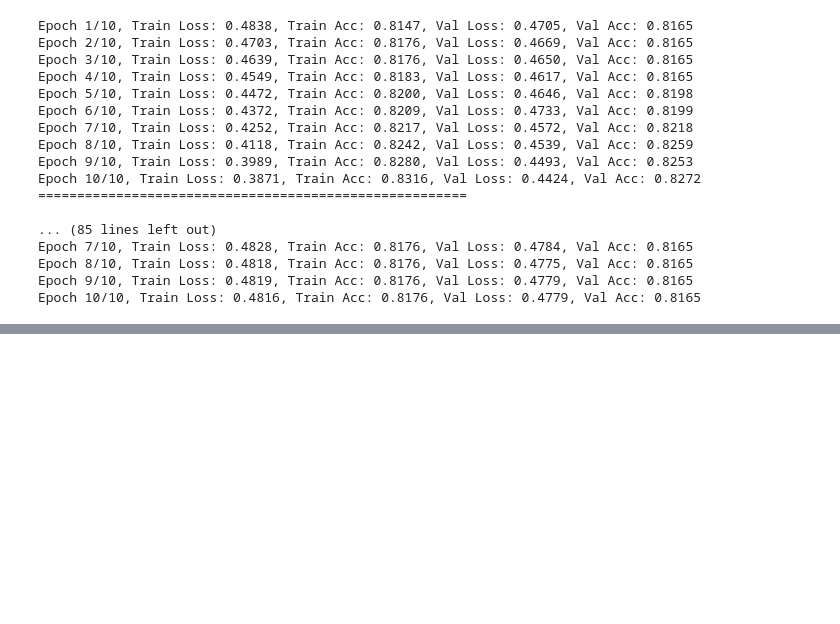
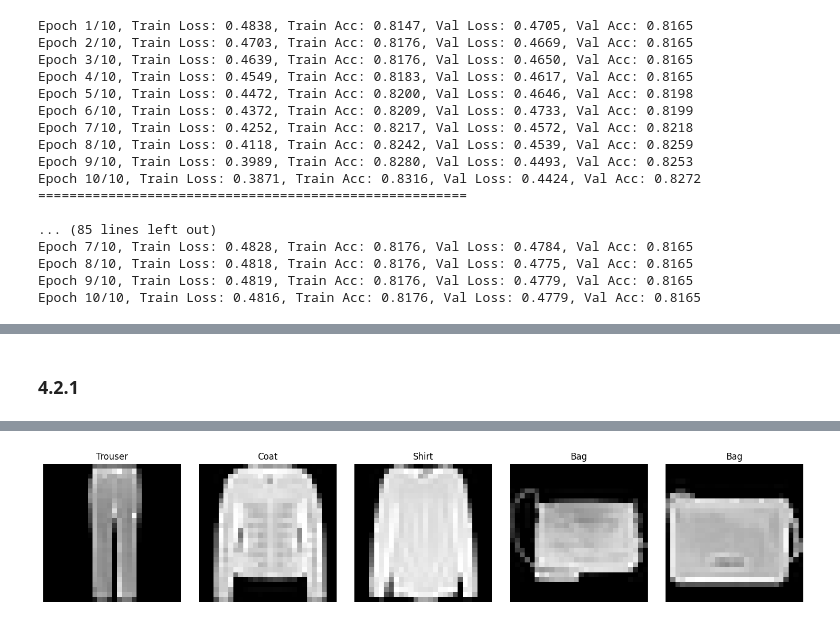
Before and after one commit to pingu-73/smai, a Jupyter notebook: assignments/4/check.ipynb, the cells around one changed output, grey strips where cells are left out. Cells and saved outputs as stored; diff of their text form; code cells hidden in the pictures; blank space fills up the shorter version.

```diff
--- a/assignments/4/check.ipynb
+++ b/assignments/4/check.ipynb
@@ -989,0 +1262,78 @@ Epoch 10/10, Train Loss: 0.4816, Train Acc: 0.8176, Val Loss: 0.4779, Val Acc: 0
+# %% [markdown]
+### 4.2.1
+# %%
+def load_and_split_data():
+    # Load the data
+    train_data = pd.read_csv('../../data/external/fashion/fashion-mnist_train.csv')
+
+    # Separate features and labels
+    X = train_data.iloc[:, 1:].values
+    y = train_data.iloc[:, 0].values
+
+    # First split: 80% train+val, 20% test
+    X_temp, X_test, y_temp, y_test = train_test_split(X, y, test_size=0.2, random_state=42)
+
+    # Second split: 70% train, 10% val (from the remaining 80%)
+    X_train, X_val, y_train, y_val = train_test_split(X_temp, y_temp, test_size=0.125, random_state=42)  # 0.125 of 80% is 10% of total
+
+    return X_train, X_val, X_test, y_train, y_val, y_test
+
+# 2. Visualization function
+def visualize_fashion_mnist(X, y, num_images=5):
+    # Fashion MNIST labels
+    class_names = ['T-shirt/top', 'Trouser', 'Pullover', 'Dress', 'Coat',
+                   'Sandal', 'Shirt', 'Sneaker', 'Bag', 'Ankle boot']
+
+    plt.figure(figsize=(15, 3))
+    for i in range(num_images):
+        plt.subplot(1, num_images, i + 1)
+        plt.imshow(X[i].reshape(28, 28), cmap='gray')
+        plt.title(class_names[y[i]])
+        plt.axis('off')
+    plt.tight_layout()
+    plt.show()
+
+# 3. Print class distribution
+def print_class_distribution(y):
+    class_names = ['T-shirt/top', 'Trouser', 'Pullover', 'Dress', 'Coat',
+                   'Sandal', 'Shirt', 'Sneaker', 'Bag', 'Ankle boot']
+
+    unique, counts = np.unique(y, return_counts=True)
+    print("\nClass Distribution:")
+    print("------------------")
+    for class_idx, count in zip(unique, counts):
+        print(f"Class {class_idx} ({class_names[class_idx]}): {count} samples")
+
+# Main execution
+if __name__ == "__main__":
+    # 1. Load and split the data
+    X_train, X_val, X_test, y_train, y_val, y_test = load_and_split_data()
+
+    print("Dataset splits:")
+    print(f"Training set: {X_train.shape[0]} samples")
+    print(f"Validation set: {X_val.shape[0]} samples")
+    print(f"Test set: {X_test.shape[0]} samples")
+
+    # 2. Visualize some training images
+    print("\nVisualization of training samples:")
+    visualize_fashion_mnist(X_train, y_train)
+
+    # 3. Print class distribution for each split
+    print("\nTraining set distribution:")
+    print_class_distribution(y_train)
+
+    print("\nValidation set distribution:")
+    print_class_distribution(y_val)
+
+    print("\nTest set distribution:")
+    print_class_distribution(y_test)
+
+    # Print class names and their corresponding labels
+    class_names = ['T-shirt/top', 'Trouser', 'Pullover', 'Dress', 'Coat',
+                   'Sandal', 'Shirt', 'Sneaker', 'Bag', 'Ankle boot']
+
+    print("\nClass Labels and Their Corresponding Clothing Types:")
+    print("------------------------------------------------")
+    for idx, name in enumerate(class_names):
+        print(f"Label {idx}: {name}")
+# %% [output]
@@ -989,0 +1346 @@ Epoch 10/10, Train Loss: 0.4816, Train Acc: 0.8176, Val Loss: 0.4779, Val Acc: 0
+[figure, added]
```
Also changed, not shown: parts of 8 cells of this notebook.
